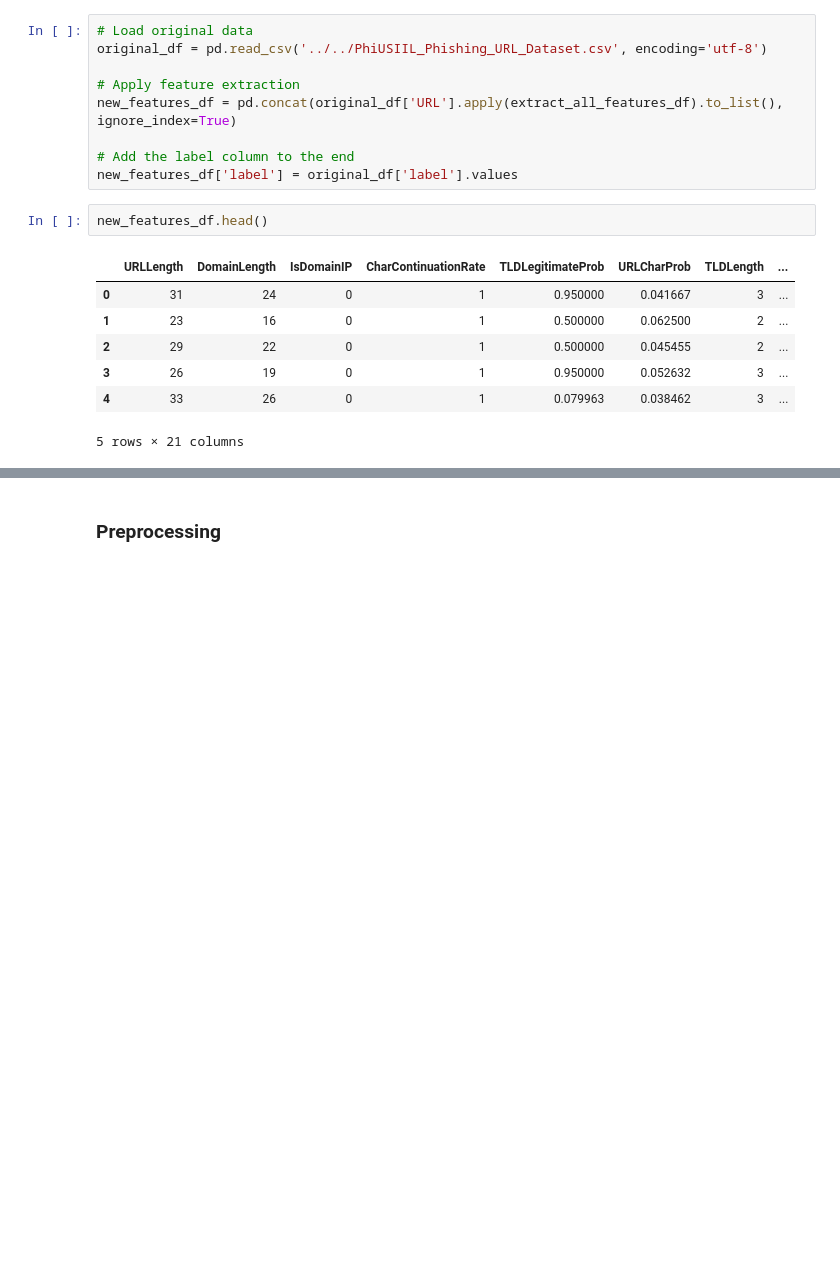
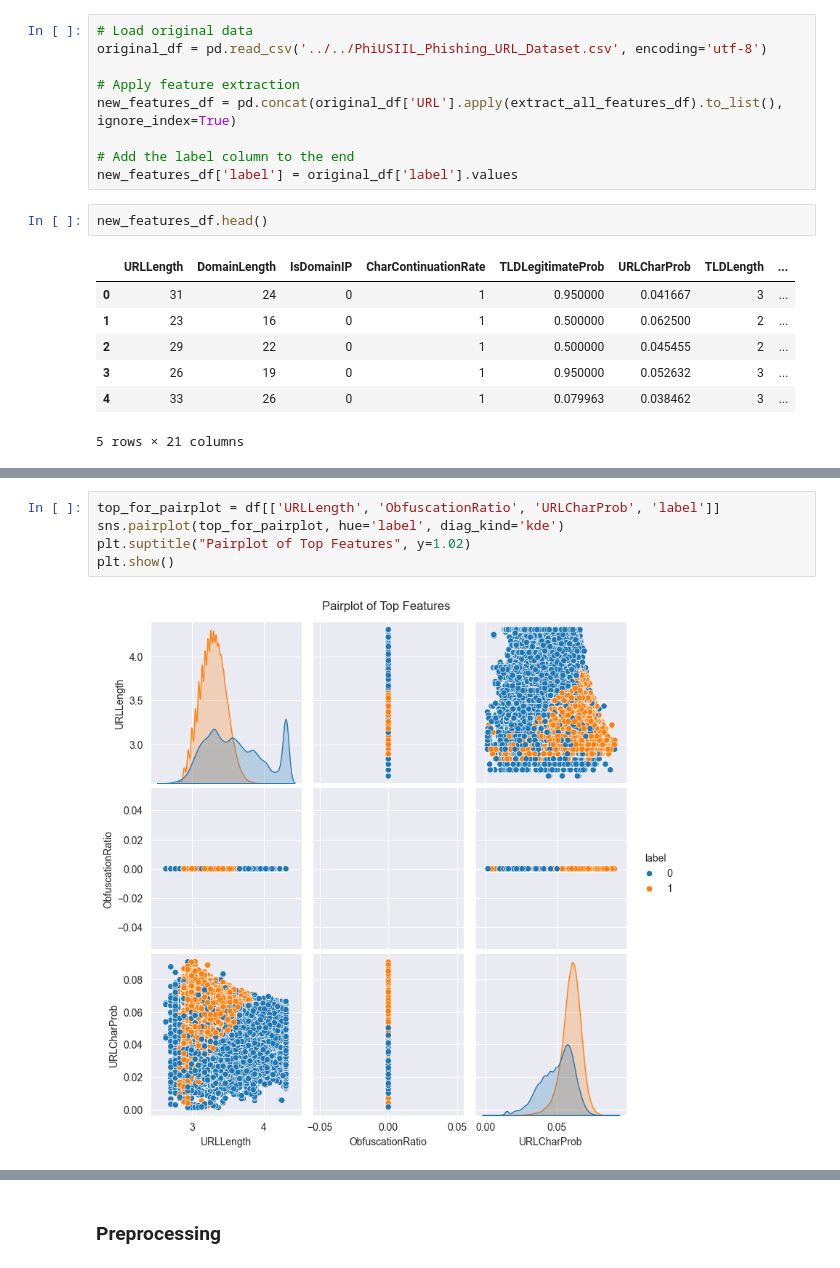
Before and after one commit to tarek-ibr/PhishGuard, a Jupyter notebook: backend/Model.ipynb, the cells around one changed output, grey strips where cells are left out. Drawn from its saved outputs; the diff is of its cells as text; blank space fills up the shorter version.

```diff
--- a/backend/Model.ipynb
+++ b/backend/Model.ipynb
@@ -868,0 +893,7 @@ new_features_df.head()
+# %%
+top_for_pairplot = df[['URLLength', 'ObfuscationRatio', 'URLCharProb', 'label']]
+sns.pairplot(top_for_pairplot, hue='label', diag_kind='kde')
+plt.suptitle("Pairplot of Top Features", y=1.02)
+plt.show()
+# %% [output]
+[figure, added]
```
Also changed, not shown: parts of 13 cells of this notebook.
